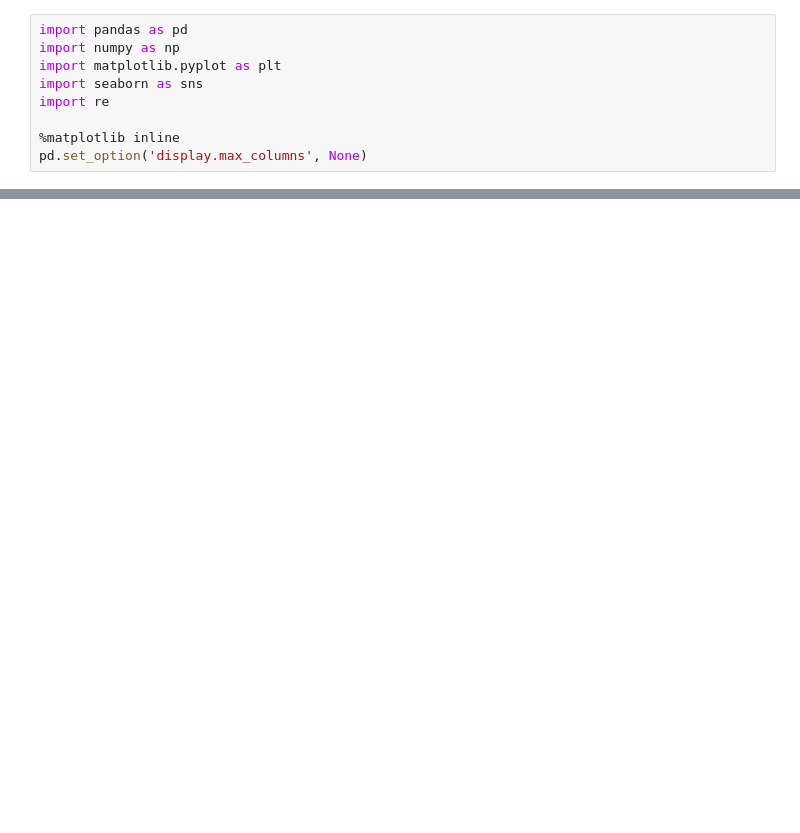
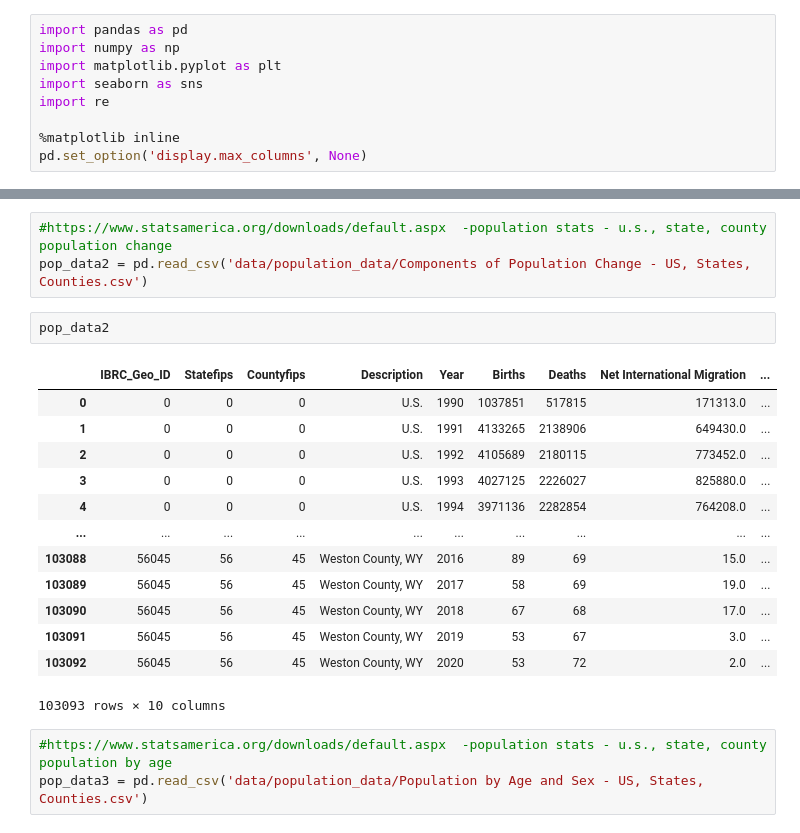
Before and after one commit to nelson-aaron-j/DeathAndTaxesProject, a Jupyter notebook: capstone.ipynb, the cells around one changed output, grey strips where cells are left out. Cells and saved outputs as stored; diff of their text form; blank space fills up the shorter version.

```diff
--- a/capstone.ipynb
+++ b/capstone.ipynb
@@ -116,0 +29,22 @@ pop_data.tail(40)
+# %%
+#https://www.statsamerica.org/downloads/default.aspx  -population stats - u.s., state, county population change
+pop_data2 = pd.read_csv('data/population_data/Components of Population Change - US, States, Counties.csv')
+# %%
+pop_data2
+# %% [output]
+|  | IBRC_Geo_ID | Statefips | Countyfips | Description | Year | Births | Deaths | Net International Migration | ... |
+| 0 | 0 | 0 | 0 | U.S. | 1990 | 1037851 | 517815 | 171313.0 | ... |
+| 1 | 0 | 0 | 0 | U.S. | 1991 | 4133265 | 2138906 | 649430.0 | ... |
+| 2 | 0 | 0 | 0 | U.S. | 1992 | 4105689 | 2180115 | 773452.0 | ... |
+| 3 | 0 | 0 | 0 | U.S. | 1993 | 4027125 | 2226027 | 825880.0 | ... |
+| 4 | 0 | 0 | 0 | U.S. | 1994 | 3971136 | 2282854 | 764208.0 | ... |
+| ... | ... | ... | ... | ... | ... | ... | ... | ... | ... |
+| 103088 | 56045 | 56 | 45 | Weston County, WY | 2016 | 89 | 69 | 15.0 | ... |
+| 103089 | 56045 | 56 | 45 | Weston County, WY | 2017 | 58 | 69 | 19.0 | ... |
+| 103090 | 56045 | 56 | 45 | Weston County, WY | 2018 | 67 | 68 | 17.0 | ... |
+| 103091 | 56045 | 56 | 45 | Weston County, WY | 2019 | 53 | 67 | 3.0 | ... |
+| 103092 | 56045 | 56 | 45 | Weston County, WY | 2020 | 53 | 72 | 2.0 | ... |
+103093 rows × 10 columns
+# %%
+#https://www.statsamerica.org/downloads/default.aspx  -population stats - u.s., state, county population by age
+pop_data3 = pd.read_csv('data/population_data/Population by Age and Sex - US, States, Counties.csv')
```
Also changed, not shown: parts of 17 cells of this notebook, 4 other files.
